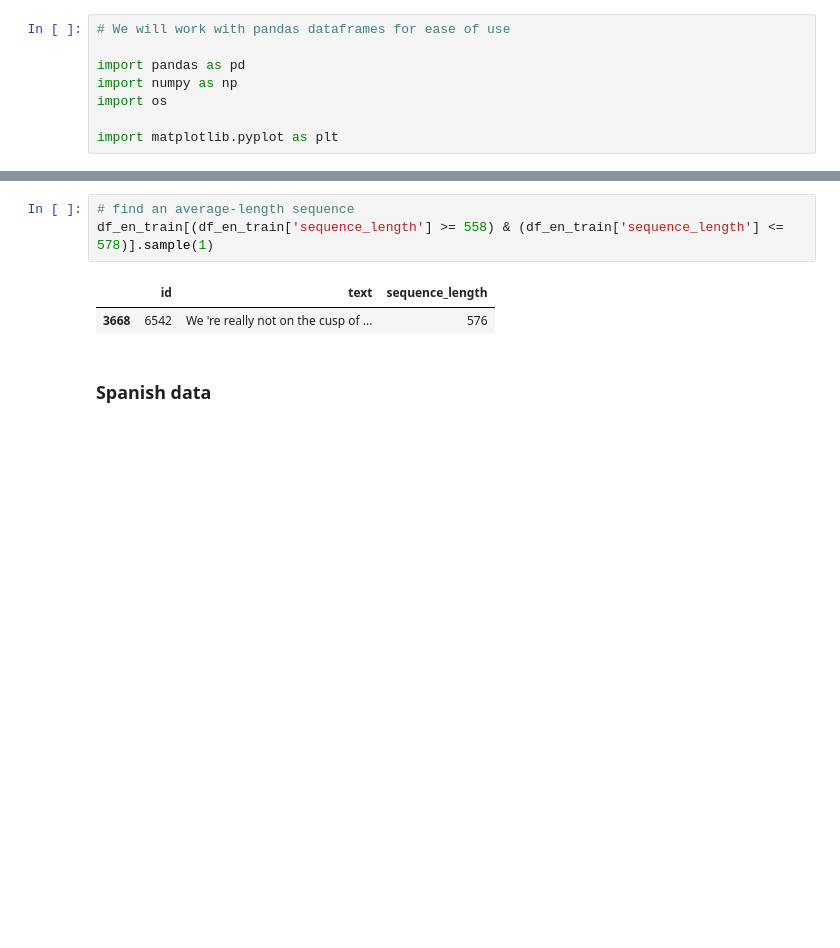
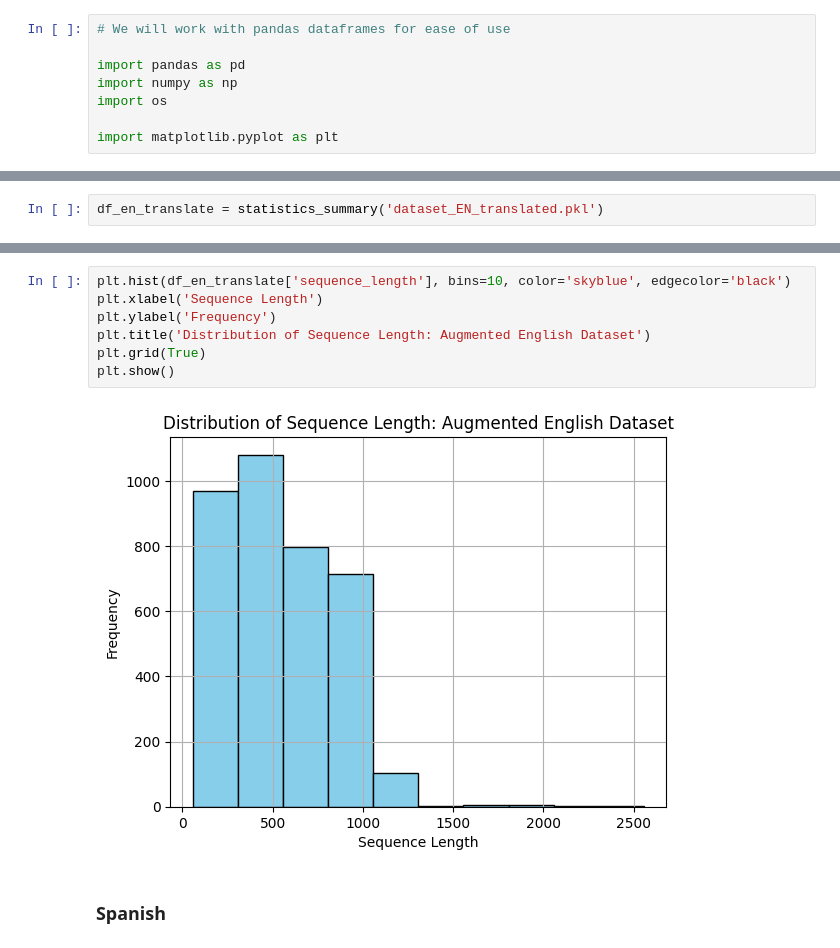
Before and after one commit to Boffl/pan-clef-2024, a Jupyter notebook: task/notebooks/data_stats.ipynb, the cells around one changed output, grey strips where cells are left out. Saved outputs shown, nothing was run; the diff lists cells and outputs as text; blank space fills up the shorter version.

```diff
--- a/task/notebooks/data_stats.ipynb
+++ b/task/notebooks/data_stats.ipynb
@@ -149,0 +155,2 @@ Max sequence length: 4695
+# %%
+df_en_translate = statistics_summary('dataset_EN_translated.pkl')
@@ -159,11 +179,14 @@ plt.show()
-# %%
-# find an average-length sequence
-df_en_train[(df_en_train['sequence_length'] >= 558) & (df_en_train['sequence_length'] <= 578)].sample(1)
-# %% [output]
-|  | id | text | sequence_length |
-| 3668 | 6542 | We 're really not on the cusp of ... | 576 |
+# %%
+plt.hist(df_en_translate['sequence_length'], bins=10, color='skyblue', edgecolor='black')
+plt.xlabel('Sequence Length')
+plt.ylabel('Frequency')
+plt.title('Distribution of Sequence Length: Augmented English Dataset')
+plt.grid(True)
+plt.show()
+# %% [output]
+[figure, added]
 # %% [markdown]
-### Spanish data
+### Spanish
 # %%
 df_es_train = statistics_summary('dataset_es_train.pkl')
 # %% [output]
```
Also changed, not shown: parts of 16 cells of this notebook.
